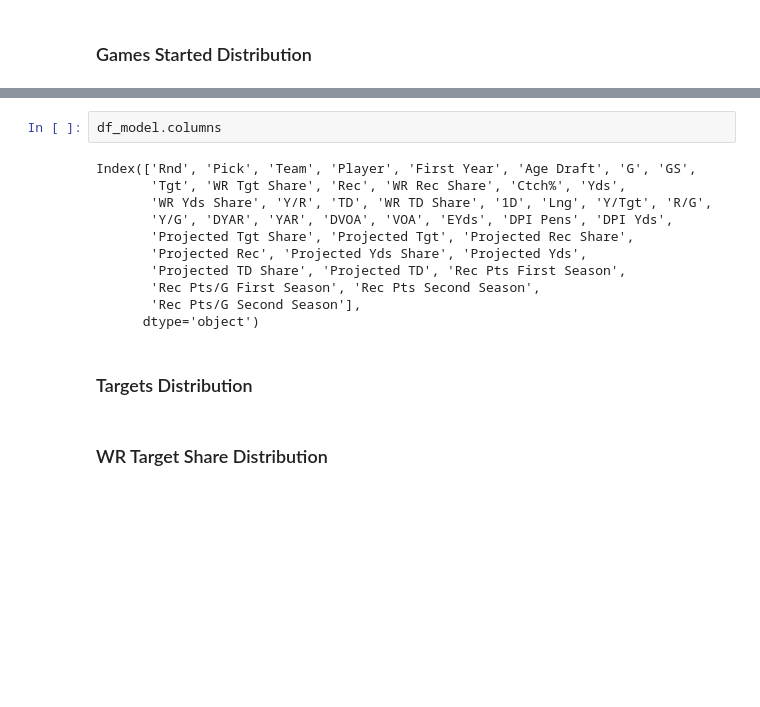
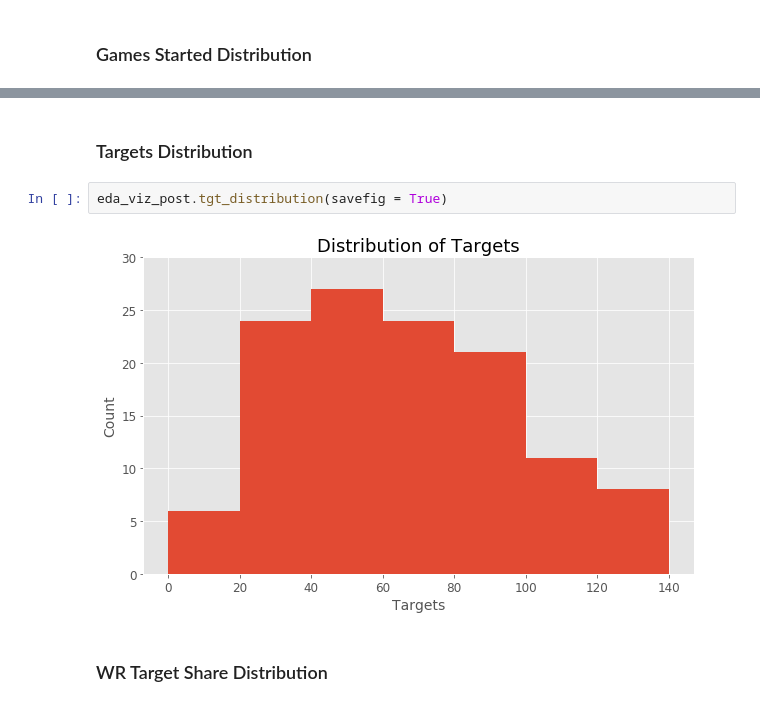
Before and after one commit to tevans-barton/WRSecondYearJumps, a Jupyter notebook: notebooks/4.0 EDA Post-Cleaning.ipynb, the cells around one changed output, grey strips where cells are left out. Saved outputs shown, nothing was run; the diff lists cells and outputs as text; blank space fills up the shorter version.

Commit message:
Changed the gitignore to include the eda visualizations, and coded some more eda post cleaning visualizations

```diff
--- a/notebooks/4.0 EDA Post-Cleaning.ipynb
+++ b/notebooks/4.0 EDA Post-Cleaning.ipynb
@@ -121,19 +144,10 @@ eda_viz_post.gs_distribution()
 # %% [output]
 [figure]
-# %%
-df_model.columns
-# %% [output]
-Index(['Rnd', 'Pick', 'Team', 'Player', 'First Year', 'Age Draft', 'G', 'GS',
-       'Tgt', 'WR Tgt Share', 'Rec', 'WR Rec Share', 'Ctch%', 'Yds',
-       'WR Yds Share', 'Y/R', 'TD', 'WR TD Share', '1D', 'Lng', 'Y/Tgt', 'R/G',
-       'Y/G', 'DYAR', 'YAR', 'DVOA', 'VOA', 'EYds', 'DPI Pens', 'DPI Yds',
-       'Projected Tgt Share', 'Projected Tgt', 'Projected Rec Share',
-       'Projected Rec', 'Projected Yds Share', 'Projected Yds',
-       'Projected TD Share', 'Projected TD', 'Rec Pts First Season',
-       'Rec Pts/G First Season', 'Rec Pts Second Season',
-       'Rec Pts/G Second Season'],
-      dtype='object')
 # %% [markdown]
 ### Targets Distribution
+# %%
+eda_viz_post.tgt_distribution(savefig = True)
+# %% [output]
+[figure, added]
 # %% [markdown]
 ### WR Target Share Distribution
```
Also changed, not shown: parts of 6 cells of this notebook, 2 other files.
